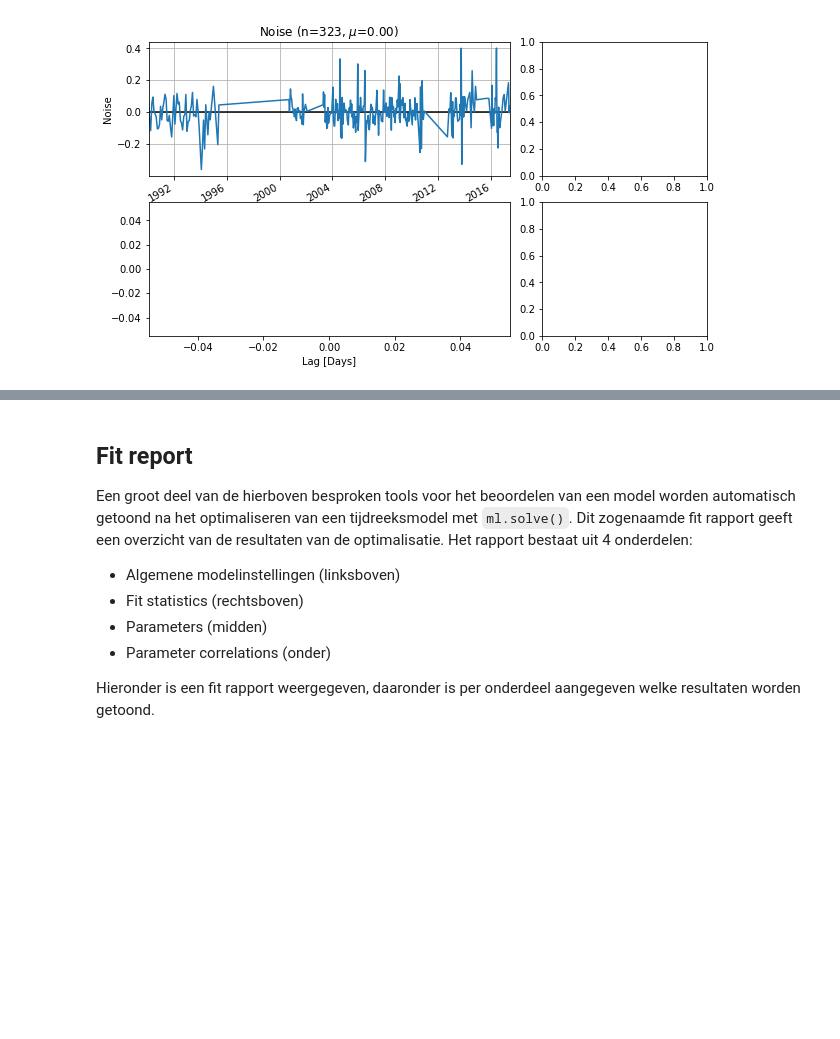
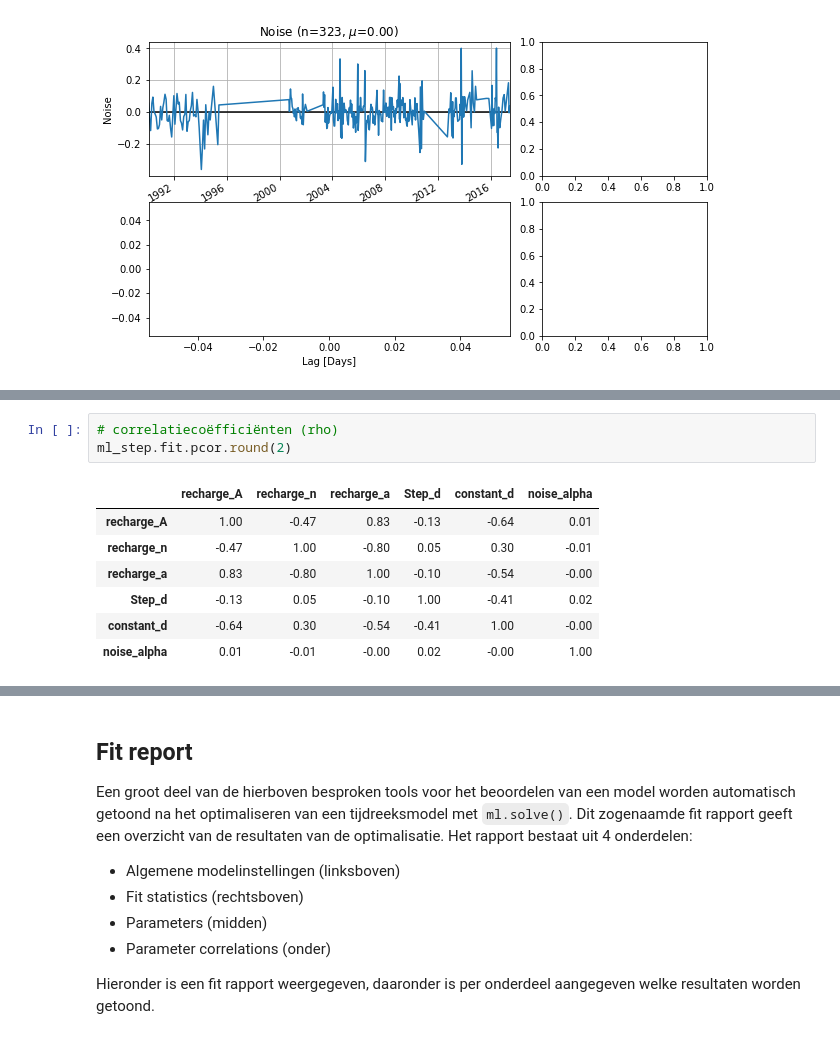
Before and after one commit to ArtesiaWater/stowa_handleiding_tijdreeksanalyse, a Jupyter notebook: beoordeling/beoordeling.ipynb, the cells around one changed output, grey strips where cells are left out. Cells and saved outputs as stored; diff of their text form; blank space fills up the shorter version.

```diff
--- a/beoordeling/beoordeling.ipynb
+++ b/beoordeling/beoordeling.ipynb
@@ -341,0 +265,11 @@ ValueError: Axis limits cannot be NaN or Inf
+# %%
+# correlatiecoëfficiënten (rho)
+ml_step.fit.pcor.round(2)
+# %% [output]
+|  | recharge_A | recharge_n | recharge_a | Step_d | constant_d | noise_alpha |
+| recharge_A | 1.00 | -0.47 | 0.83 | -0.13 | -0.64 | 0.01 |
+| recharge_n | -0.47 | 1.00 | -0.80 | 0.05 | 0.30 | -0.01 |
+| recharge_a | 0.83 | -0.80 | 1.00 | -0.10 | -0.54 | -0.00 |
+| Step_d | -0.13 | 0.05 | -0.10 | 1.00 | -0.41 | 0.02 |
+| constant_d | -0.64 | 0.30 | -0.54 | -0.41 | 1.00 | -0.00 |
+| noise_alpha | 0.01 | -0.01 | -0.00 | 0.02 | -0.00 | 1.00 |
```
Also changed, not shown: parts of 39 cells of this notebook, 1 other file.
